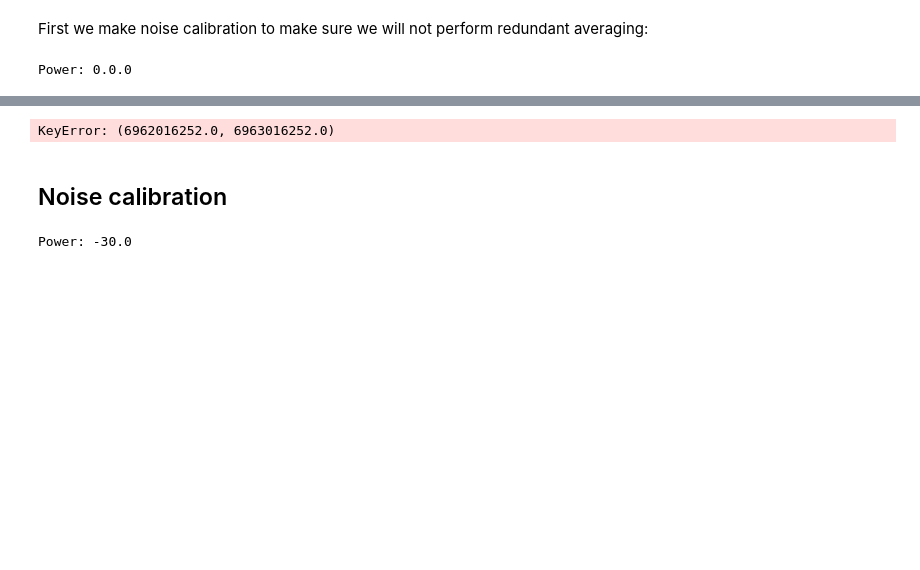
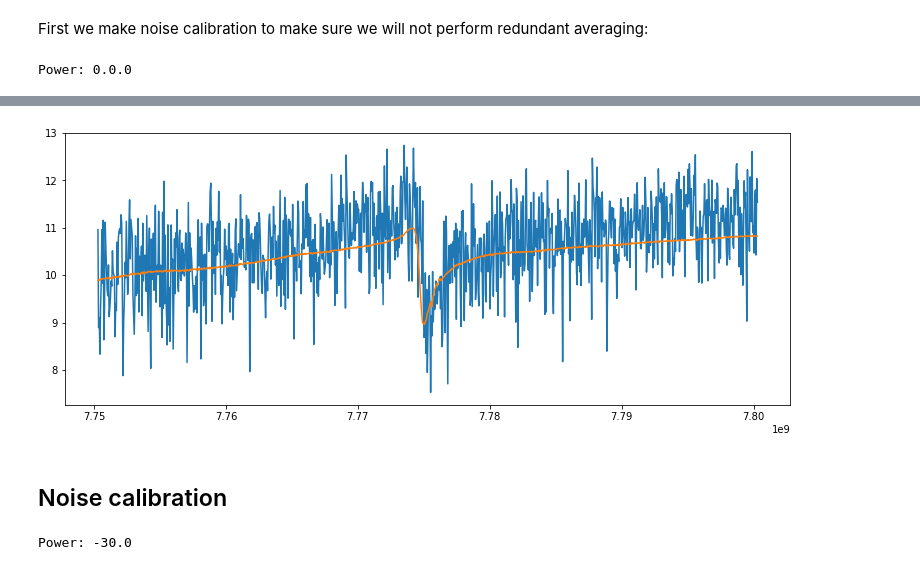
Before and after one commit to niobiumpro/Measurement-automation, a Jupyter notebook: Resonator measurements.ipynb, the cells around one changed output, grey strips where cells are left out. Cells and saved outputs as stored; diff of their text form; code cells hidden in the pictures; blank space fills up the shorter version.

```diff
--- a/Resonator measurements.ipynb
+++ b/Resonator measurements.ipynb
@@ -128,8 +130,8 @@ if save_graph:
 # %%
 power_scans = {}
 vna.set_nop(1000)
-vna.set_bandwidth(5000)
-powers = linspace(-70, 0, 71) # the powers we are using to scan through
+vna.set_bandwidth(3000)
+powers = linspace(-60, 0, 61) # the powers we are using to scan through
 # %% [markdown]
 First we make noise calibration to make sure we will not perform redundant averaging:
 # %%
@@ -208,10 +209,10 @@ Started at: 2017-04-18 16:11:34.639234
 # %%
-scan_area = scan_areas[0]
+scan_area = scan_areas[2]
 plt.plot(power_scans[scan_area][0][0], 20*log10(abs(power_scans[scan_area][0][1])))
 plt.plot(power_scans[scan_area][-1][0], 20*log10(abs(power_scans[scan_area][-1][1])))
 plt.gcf().set_size_inches(13,5)
 # %% [output]
-KeyError: (6962016252.0, 6963016252.0)
+[figure, added]
 # %%
 vna.set_xlim(*scan_areas[1])
 # %% [markdown]
```
Also changed, not shown: parts of 10 cells of this notebook, 14 other files.
